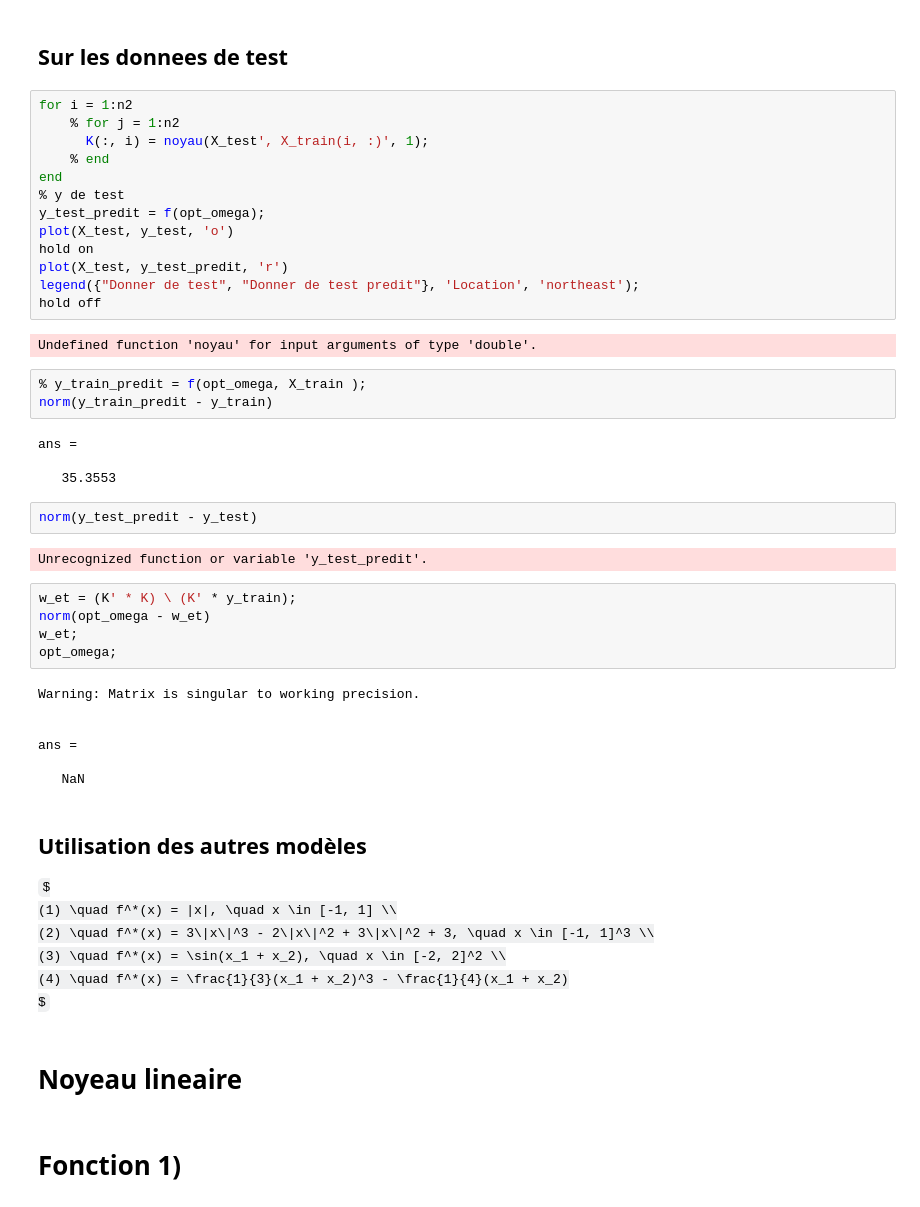
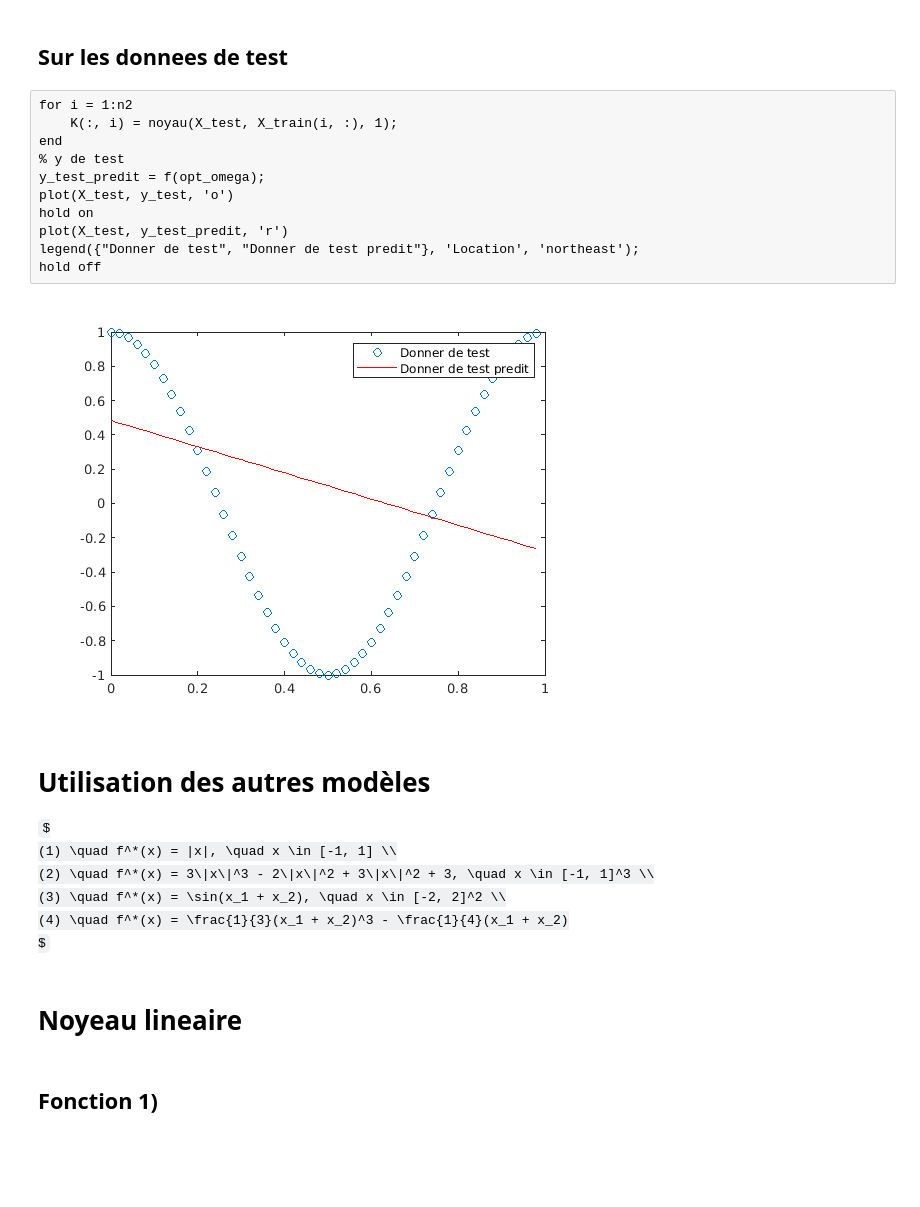
Before and after one commit to akram-elgh/Master-AIDC, a Jupyter notebook: ML/TP2/TP2.ipynb, the cells around one changed output. Drawn from its saved outputs; the diff is of its cells as text; some formulas as TeX source; blank space fills up the shorter version.

Commit message:
L'organisation de la structure du fichier et l'ajout de partie de test dans l’équation normale

```diff
--- a/ML/TP2/TP2.ipynb
+++ b/ML/TP2/TP2.ipynb
@@ -147,44 +181,19 @@ Warning: Matrix is singular to working precision.
 ## Sur les donnees de test
 # %%
 for i = 1:n2
-    % for j = 1:n2
-      K(:, i) = noyau(X_test', X_train(i, :)', 1);
-    % end
+    K(:, i) = noyau(X_test, X_train(i, :), 1);
 end
 % y de test
 y_test_predit = f(opt_omega);
 plot(X_test, y_test, 'o')
 hold on
 plot(X_test, y_test_predit, 'r')
 legend({"Donner de test", "Donner de test predit"}, 'Location', 'northeast');
 hold off
 # %% [output]
-Undefined function 'noyau' for input arguments of type 'double'.
+[figure, added]
-# %%
-% y_train_predit = f(opt_omega, X_train );
-norm(y_train_predit - y_train)
-# %% [output]
-ans =
-
-   35.3553
-# %%
-norm(y_test_predit - y_test)
-# %% [output]
-Unrecognized function or variable 'y_test_predit'.
-# %%
-w_et = (K' * K) \ (K' * y_train);
-norm(opt_omega - w_et)
-w_et;
-opt_omega;
-# %% [output]
-Warning: Matrix is singular to working precision.
-
-
-ans =
-
-   NaN
 # %% [markdown]
-## Utilisation des autres modèles
+# Utilisation des autres modèles
 
 $
 (1) \quad f^*(x) = |x|, \quad x \in [-1, 1] \\
@@ -195,7 +204,7 @@ $
 # %% [markdown]
 # Noyeau lineaire
 # %% [markdown]
-# Fonction 1)
+## Fonction 1)
 # %%
 clear all;
 X = -1:0.01:0.99;
```
Also changed, not shown: parts of 607 cells of this notebook, 2 other files.
